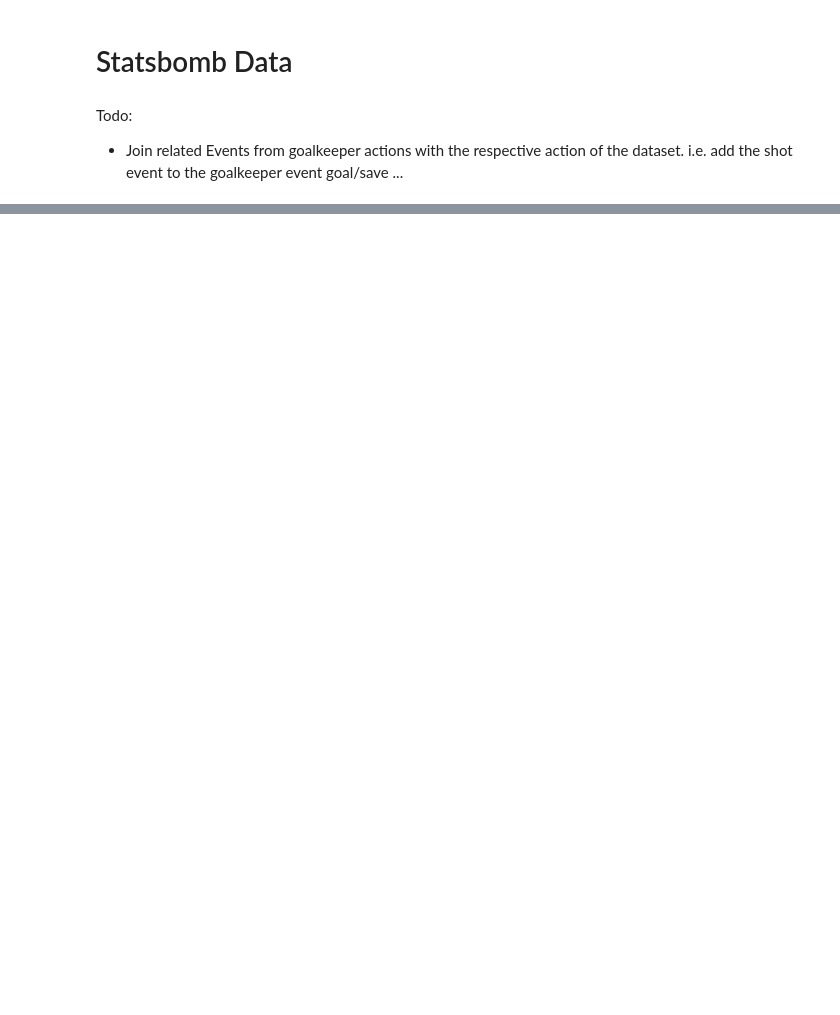
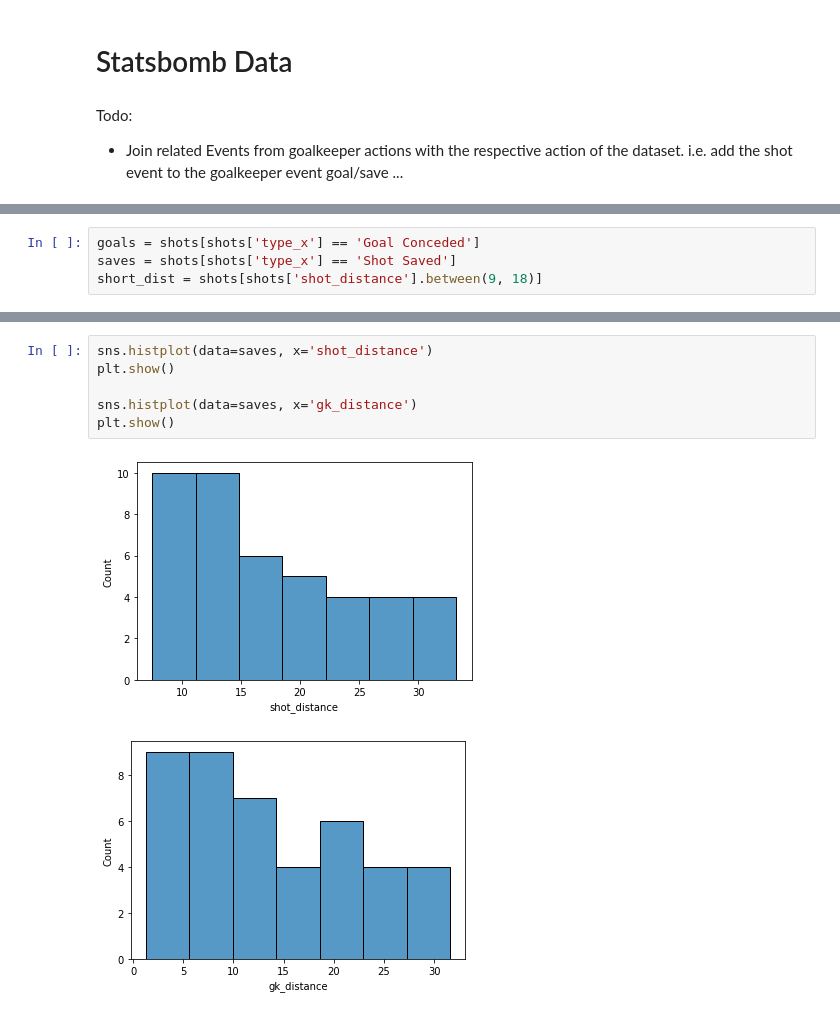
Before and after one commit to keepertrainer78698/youth-base, a Jupyter notebook: goalkeeping/int-goalkeeping/events.ipynb, the cells around one changed output, grey strips where cells are left out. Cells and saved outputs as stored; diff of their text form; blank space fills up the shorter version.

```diff
--- a/goalkeeping/int-goalkeeping/events.ipynb
+++ b/goalkeeping/int-goalkeeping/events.ipynb
@@ -377,0 +107,4 @@ plt.show()
+# %%
+goals = shots[shots['type_x'] == 'Goal Conceded']
+saves = shots[shots['type_x'] == 'Shot Saved']
+short_dist = shots[shots['shot_distance'].between(9, 18)]
@@ -377,0 +134,9 @@ plt.show()
+# %%
+sns.histplot(data=saves, x='shot_distance')
+plt.show()
+
+sns.histplot(data=saves, x='gk_distance')
+plt.show()
+# %% [output]
+[figure, added]
+[figure, added]
```
Also changed, not shown: parts of 46 cells of this notebook.
